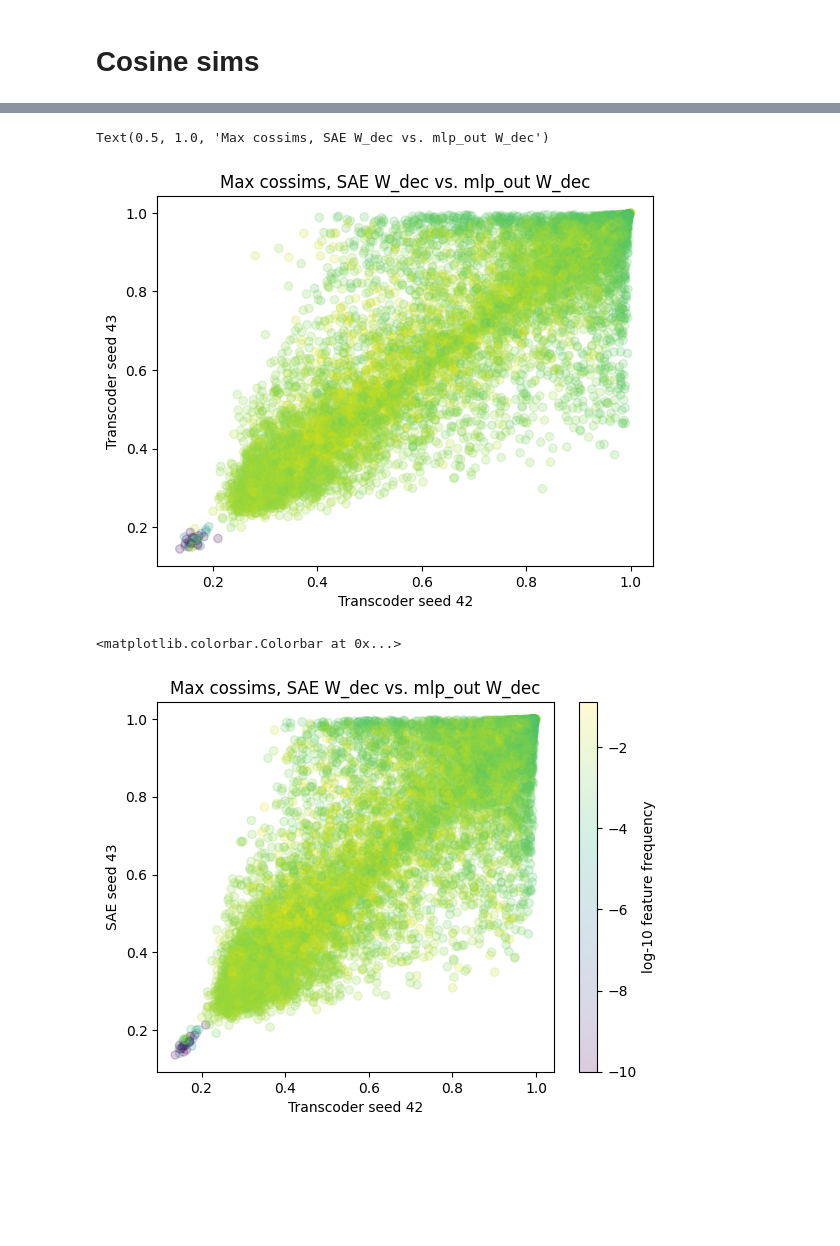
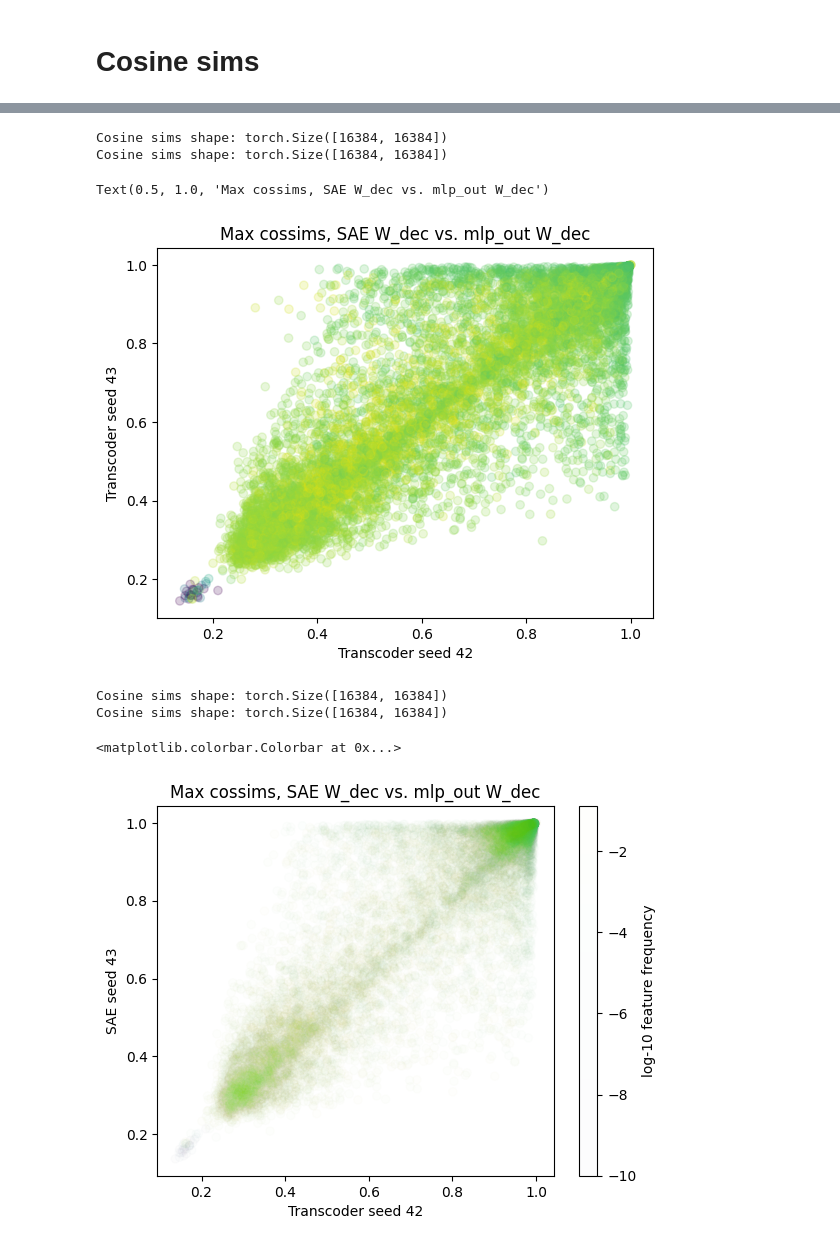
Before and after one commit to pchlenski/mlp_linearization, a Jupyter notebook: notebooks/9_transcoder_weights_2.ipynb, the cells around one changed output, grey strips where cells are left out. Drawn from its saved outputs; the diff is of its cells as text; code cells hidden in the pictures; blank space fills up the shorter version.

Commit message:
Make analyzer compatible with transcoders (hacky)

```diff
--- a/notebooks/9_transcoder_weights_2.ipynb
+++ b/notebooks/9_transcoder_weights_2.ipynb
@@ -73,6 +54,6 @@ odict_keys(['W_enc', 'b_enc', 'W_dec', 'b_dec', 'sparsity'])
 # %%
 @torch.no_grad
-def get_top_cossims(mat1, mat2, auto_transpose=True, auto_direction=True, return_all=False):
+def get_top_cossims(mat1, mat2, auto_transpose=True, auto_direction=True, return_all=False, max_dim=0):
     """Get top cosine similarities between two matrices."""
     # Manage device
     device = "cuda" if torch.cuda.is_available() else "cpu"
@@ -98,12 +79,13 @@ def get_top_cossims(mat1, mat2, auto_transpose=True, auto_direction=True, return
 
     # Get cossims as dot-products of normalized matrices
     cossims = mat1 @ mat2.T
+    print("Cosine sims shape:", cossims.shape)
 
     # Return all cosine sims or max per row
     if return_all:
         return cossims
     elif mat1 is mat2:
-        return (cossims - torch.eye(cossims.shape[0]).to(device)).max(dim=1).values
+        return (cossims - torch.eye(cossims.shape[0]).to(device)).max(dim=max_dim).values
     else:
         return cossims.max(dim=1).values
 
@@ -237,21 +256,25 @@ plt.xlabel("Transcoder seed 42")
 plt.ylabel("Transcoder seed 43")
 plt.title(f"Max cossims, SAE {mtx_name} vs. mlp_out {mtx_name}")
 # %% [output]
-Text(0.5, 1.0, 'Max cossims, SAE W_dec vs. mlp_out W_dec')
+Cosine sims shape: torch.Size([16384, 16384])
+Cosine sims shape: torch.Size([16384, 16384])
+Text(0.5, 1.0, 'Max cossims, SAE W_dec vs. mlp_out W_dec')
 [figure]
 # %%
 # Max cosine sim with two different SAEs:
 
 mtx_name = "W_dec"
 
-cs1 = get_top_cossims(s_a["mlp_out"][mtx_name], s_a["transcoder"][mtx_name])
-cs2 = get_top_cossims(s_a["mlp_out"][mtx_name], s_b["mlp_out"][mtx_name])
+cs1 = get_top_cossims(s_a["mlp_out"][mtx_name], s_a["transcoder"][mtx_name], max_dim=0)
+cs2 = get_top_cossims(s_a["mlp_out"][mtx_name], s_b["mlp_out"][mtx_name], max_dim=0)
 
-plt.scatter(cs1.cpu().numpy(), cs2.cpu().numpy(), alpha=0.2, c=s_a["mlp_out"]["sparsity"])
+plt.scatter(cs1.cpu().numpy(), cs2.cpu().numpy(), alpha=0.01, c=s_a["mlp_out"]["sparsity"])
 plt.xlabel("Transcoder seed 42")
 plt.ylabel("SAE seed 43")
 plt.title(f"Max cossims, SAE {mtx_name} vs. mlp_out {mtx_name}")
 plt.colorbar(label="log-10 feature frequency")
 # %% [output]
-<matplotlib.colorbar.Colorbar at 0x...>
+Cosine sims shape: torch.Size([16384, 16384])
+Cosine sims shape: torch.Size([16384, 16384])
+<matplotlib.colorbar.Colorbar at 0x...>
-[figure, old version]
+[figure, new version]
```
Also changed, not shown: parts of 9 cells of this notebook, 5 other files.
